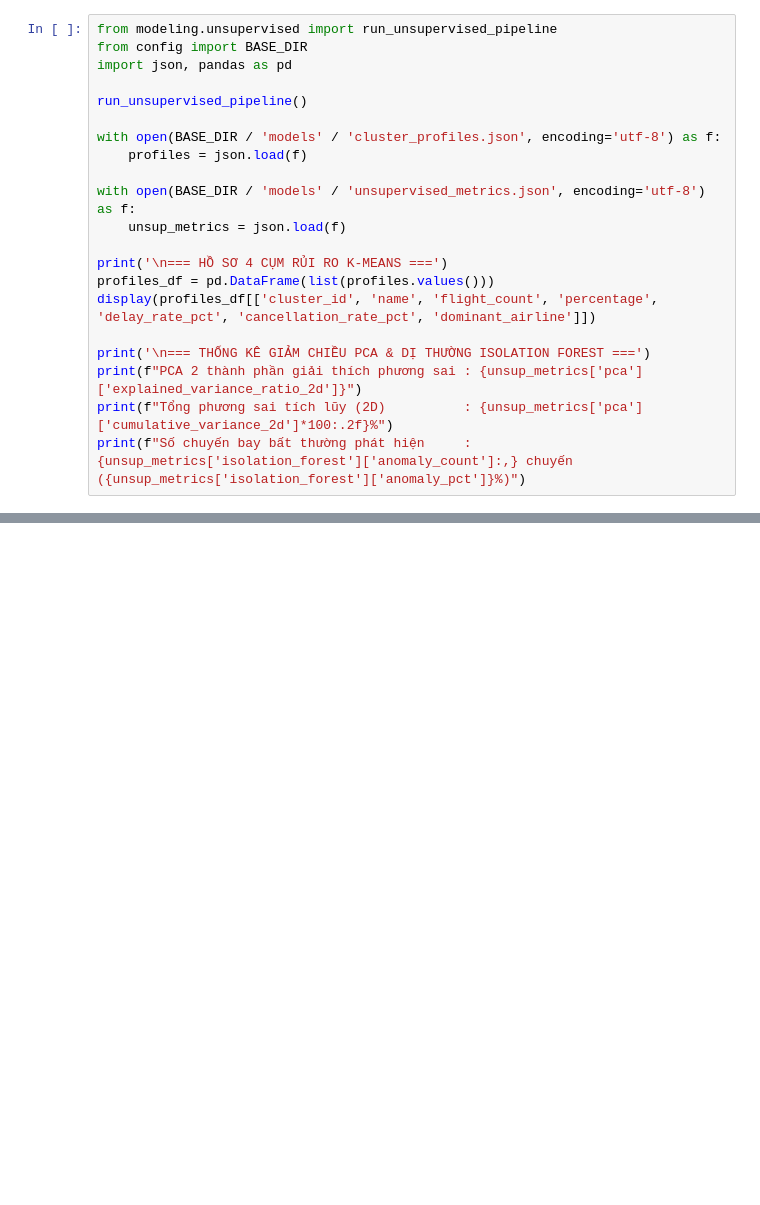
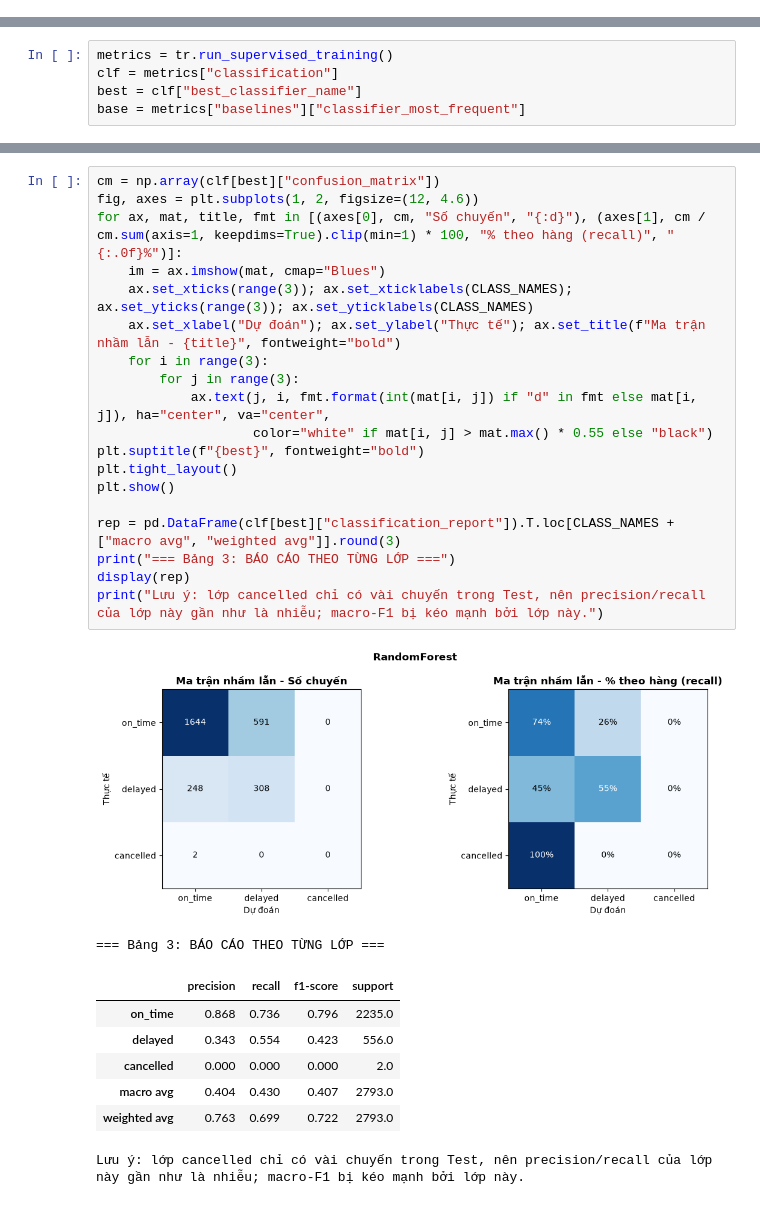
Before and after one commit to nadweb/datamining_nhom8, a Jupyter notebook: notebooks/05_member5_machine_learning.ipynb, the cells around one changed output, grey strips where cells are left out. Drawn from its saved outputs; the diff is of its cells as text; blank space fills up the shorter version.

Commit message:
feat(ml): update Part 4 encoding and Part 5 ML pipeline with real data

```diff
--- a/notebooks/05_member5_machine_learning.ipynb
+++ b/notebooks/05_member5_machine_learning.ipynb
@@ -60,21 +0,0 @@ for rank, item in enumerate(sup_metrics['feature_importances'][:10], 1):
-# %%
-from modeling.unsupervised import run_unsupervised_pipeline
-from config import BASE_DIR
-import json, pandas as pd
-
-run_unsupervised_pipeline()
-
-with open(BASE_DIR / 'models' / 'cluster_profiles.json', encoding='utf-8') as f:
-    profiles = json.load(f)
-
-with open(BASE_DIR / 'models' / 'unsupervised_metrics.json', encoding='utf-8') as f:
-    unsup_metrics = json.load(f)
-
-print('\n=== HỒ SƠ 4 CỤM RỦI RO K-MEANS ===')
-profiles_df = pd.DataFrame(list(profiles.values()))
-display(profiles_df[['cluster_id', 'name', 'flight_count', 'percentage', 'delay_rate_pct', 'cancellation_rate_pct', 'dominant_airline']])
-
-print('\n=== THỐNG KÊ GIẢM CHIỀU PCA & DỊ THƯỜNG ISOLATION FOREST ===')
-print(f"PCA 2 thành phần giải thích phương sai : {unsup_metrics['pca']['explained_variance_ratio_2d']}")
-print(f"Tổng phương sai tích lũy (2D)          : {unsup_metrics['pca']['cumulative_variance_2d']*100:.2f}%")
-print(f"Số chuyến bay bất thường phát hiện     : {unsup_metrics['isolation_forest']['anomaly_count']:,} chuyến ({unsup_metrics['isolation_forest']['anomaly_pct']}%)")
@@ -80,0 +111,5 @@ print(f"Số chuyến bay bất thường phát hiện     : {unsup_metrics['iso
+# %%
+metrics = tr.run_supervised_training()
+clf = metrics["classification"]
+best = clf["best_classifier_name"]
+base = metrics["baselines"]["classifier_most_frequent"]
@@ -80,0 +170,29 @@ print(f"Số chuyến bay bất thường phát hiện     : {unsup_metrics['iso
+# %%
+cm = np.array(clf[best]["confusion_matrix"])
+fig, axes = plt.subplots(1, 2, figsize=(12, 4.6))
+for ax, mat, title, fmt in [(axes[0], cm, "Số chuyến", "{:d}"), (axes[1], cm / cm.sum(axis=1, keepdims=True).clip(min=1) * 100, "% theo hàng (recall)", "{:.0f}%")]:
+    im = ax.imshow(mat, cmap="Blues")
+    ax.set_xticks(range(3)); ax.set_xticklabels(CLASS_NAMES); ax.set_yticks(range(3)); ax.set_yticklabels(CLASS_NAMES)
+    ax.set_xlabel("Dự đoán"); ax.set_ylabel("Thực tế"); ax.set_title(f"Ma trận nhầm lẫn - {title}", fontweight="bold")
+    for i in range(3):
+        for j in range(3):
+            ax.text(j, i, fmt.format(int(mat[i, j]) if "d" in fmt else mat[i, j]), ha="center", va="center",
+                    color="white" if mat[i, j] > mat.max() * 0.55 else "black")
+plt.suptitle(f"{best}", fontweight="bold")
+plt.tight_layout()
+plt.show()
+
+rep = pd.DataFrame(clf[best]["classification_report"]).T.loc[CLASS_NAMES + ["macro avg", "weighted avg"]].round(3)
+print("=== Bảng 3: BÁO CÁO THEO TỪNG LỚP ===")
+display(rep)
+print("Lưu ý: lớp cancelled chỉ có vài chuyến trong Test, nên precision/recall của lớp này gần như là nhiễu; macro-F1 bị kéo mạnh bởi lớp này.")
+# %% [output]
+[figure, added]
+=== Bảng 3: BÁO CÁO THEO TỪNG LỚP ===
+|  | precision | recall | f1-score | support |
+| on_time | 0.868 | 0.736 | 0.796 | 2235.0 |
+| delayed | 0.343 | 0.554 | 0.423 | 556.0 |
+| cancelled | 0.000 | 0.000 | 0.000 | 2.0 |
+| macro avg | 0.404 | 0.430 | 0.407 | 2793.0 |
+| weighted avg | 0.763 | 0.699 | 0.722 | 2793.0 |
+Lưu ý: lớp cancelled chỉ có vài chuyến trong Test, nên precision/recall của lớp này gần như là nhiễu; macro-F1 bị kéo mạnh bởi lớp này.
```
Also changed, not shown: parts of 33 cells of this notebook, 18 other files.
